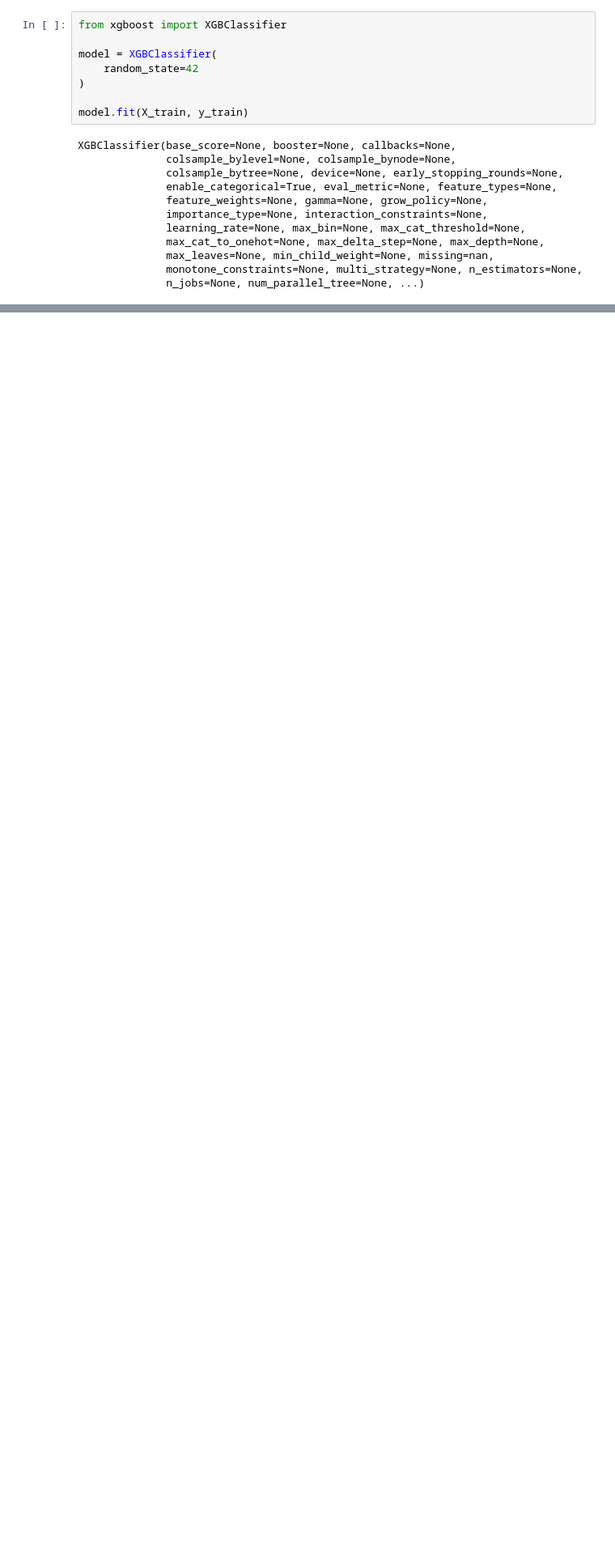
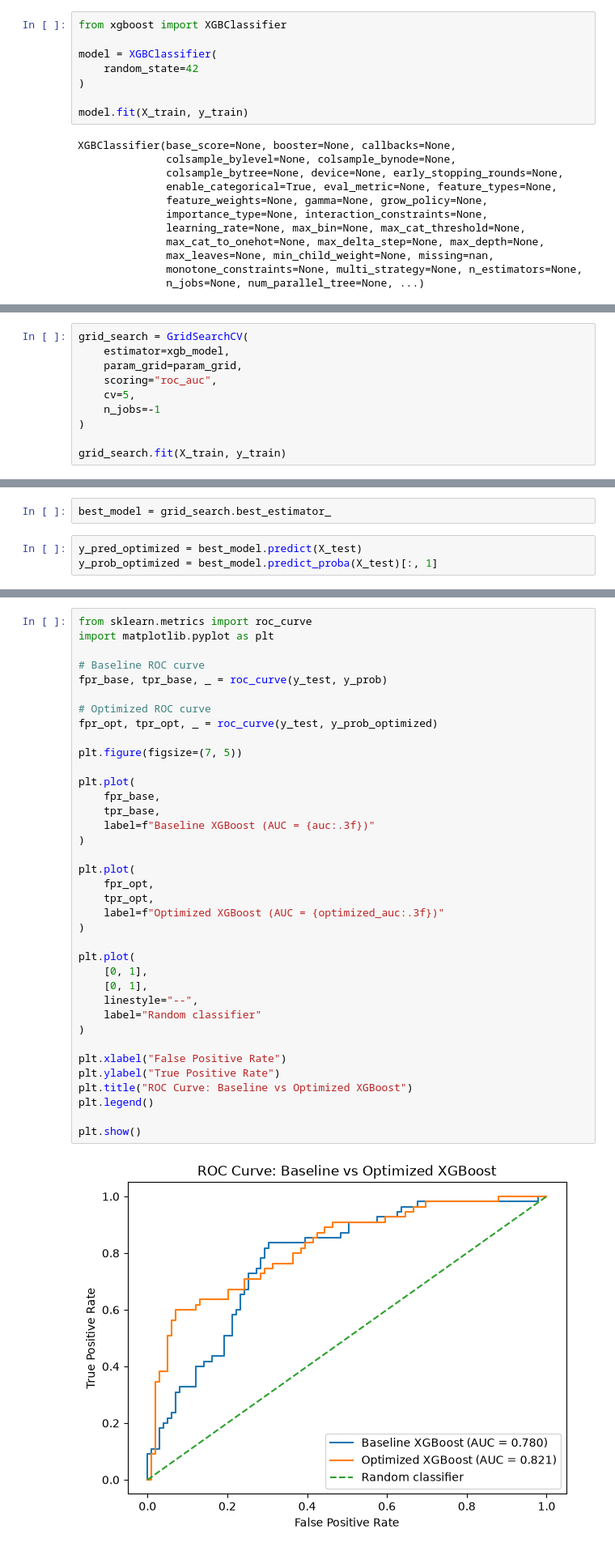
Before and after one commit to icuhekim/Boosting-Algorithm--Diabetes-Prediction, a Jupyter notebook: src/explore.ipynb, the cells around one changed output, grey strips where cells are left out. Shown at 81% size. Drawn from its saved outputs; the diff is of its cells as text; blank space fills up the shorter version.

```diff
--- a/src/explore.ipynb
+++ b/src/explore.ipynb
@@ -79,0 +157,10 @@ XGBClassifier(base_score=None, booster=None, callbacks=None,
+# %%
+grid_search = GridSearchCV(
+    estimator=xgb_model,
+    param_grid=param_grid,
+    scoring="roc_auc",
+    cv=5,
+    n_jobs=-1
+)
+
+grid_search.fit(X_train, y_train)
@@ -79,0 +197,5 @@ XGBClassifier(base_score=None, booster=None, callbacks=None,
+# %%
+best_model = grid_search.best_estimator_
+# %%
+y_pred_optimized = best_model.predict(X_test)
+y_prob_optimized = best_model.predict_proba(X_test)[:, 1]
@@ -79,0 +238,39 @@ XGBClassifier(base_score=None, booster=None, callbacks=None,
+# %%
+from sklearn.metrics import roc_curve
+import matplotlib.pyplot as plt
+
+# Baseline ROC curve
+fpr_base, tpr_base, _ = roc_curve(y_test, y_prob)
+
+# Optimized ROC curve
+fpr_opt, tpr_opt, _ = roc_curve(y_test, y_prob_optimized)
+
+plt.figure(figsize=(7, 5))
+
+plt.plot(
+    fpr_base,
+    tpr_base,
+    label=f"Baseline XGBoost (AUC = {auc:.3f})"
+)
+
+plt.plot(
+    fpr_opt,
+    tpr_opt,
+    label=f"Optimized XGBoost (AUC = {optimized_auc:.3f})"
+)
+
+plt.plot(
+    [0, 1],
+    [0, 1],
+    linestyle="--",
+    label="Random classifier"
+)
+
+plt.xlabel("False Positive Rate")
+plt.ylabel("True Positive Rate")
+plt.title("ROC Curve: Baseline vs Optimized XGBoost")
+plt.legend()
+
+plt.show()
+# %% [output]
+[figure, added]
```
Also changed, not shown: parts of 16 cells of this notebook, 1 other file.
